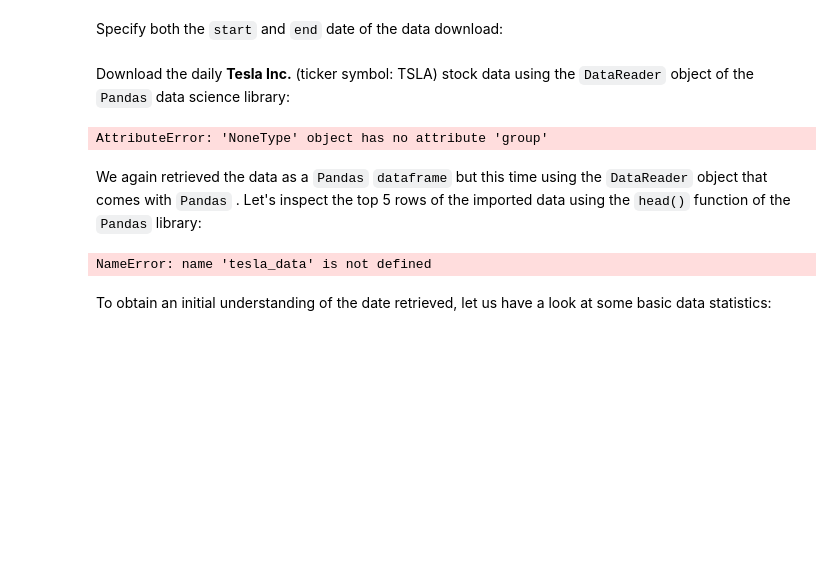
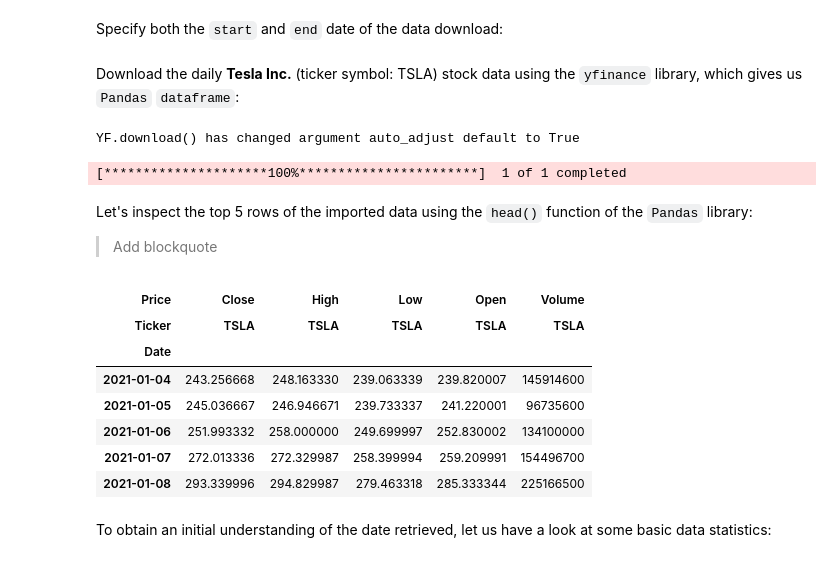
Before and after one commit to marcvonrohr/machine_learning, a Jupyter notebook: lab_101/lab_101_notebook.ipynb, the cells around one changed output. Saved outputs shown, nothing was run; the diff lists cells and outputs as text; code cells hidden in the pictures; blank space fills up the shorter version.

```diff
--- a/lab_101/lab_101_notebook.ipynb
+++ b/lab_101/lab_101_notebook.ipynb
@@ -322,19 +316,28 @@ Specify both the `start` and `end` date of the data download:
 start_date = dt.datetime(2021, 1, 1)
 end_date = dt.datetime(2021, 12, 31)
 # %% [markdown]
-Download the daily **Tesla Inc.** (ticker symbol: TSLA) stock data using the `DataReader` object of the `Pandas` data science library:
+Download the daily **Tesla Inc.** (ticker symbol: TSLA) stock data using the `yfinance` library, which gives us  `Pandas` `dataframe`:
 # %%
 # download tesla market data
-tesla_data = dr.data.get_data_yahoo('TSLA', start=start_date, end=end_date)
+tesla_data = yf.download('TSLA', start=start_date, end=end_date)
 # %% [output]
-AttributeError: 'NoneType' object has no attribute 'group'
+YF.download() has changed argument auto_adjust default to True
+[*********************100%***********************]  1 of 1 completed
 # %% [markdown]
-We again retrieved the data as a `Pandas` `dataframe` but this time using the `DataReader` object that comes with `Pandas`
-. Let's inspect the top 5 rows of the imported data using the `head()` function of the `Pandas` library:
+Let's inspect the top 5 rows of the imported data using the `head()` function of the `Pandas` library:
+
+> Add blockquote
 # %%
-tesla_data.head(20)
+tesla_data.head(5)
 # %% [output]
-NameError: name 'tesla_data' is not defined
+| Price | Close | High | Low | Open | Volume |
+| Ticker | TSLA | TSLA | TSLA | TSLA | TSLA |
+| Date |  |  |  |  |  |
+| 2021-01-04 | 243.256668 | 248.163330 | 239.063339 | 239.820007 | 145914600 |
+| 2021-01-05 | 245.036667 | 246.946671 | 239.733337 | 241.220001 | 96735600 |
+| 2021-01-06 | 251.993332 | 258.000000 | 249.699997 | 252.830002 | 134100000 |
+| 2021-01-07 | 272.013336 | 272.329987 | 258.399994 | 259.209991 | 154496700 |
+| 2021-01-08 | 293.339996 | 294.829987 | 279.463318 | 285.333344 | 225166500 |
 # %% [markdown]
 To obtain an initial understanding of the date retrieved, let us have a look at some basic data statistics:
 # %%
```
Also changed, not shown: parts of 34 cells of this notebook.
